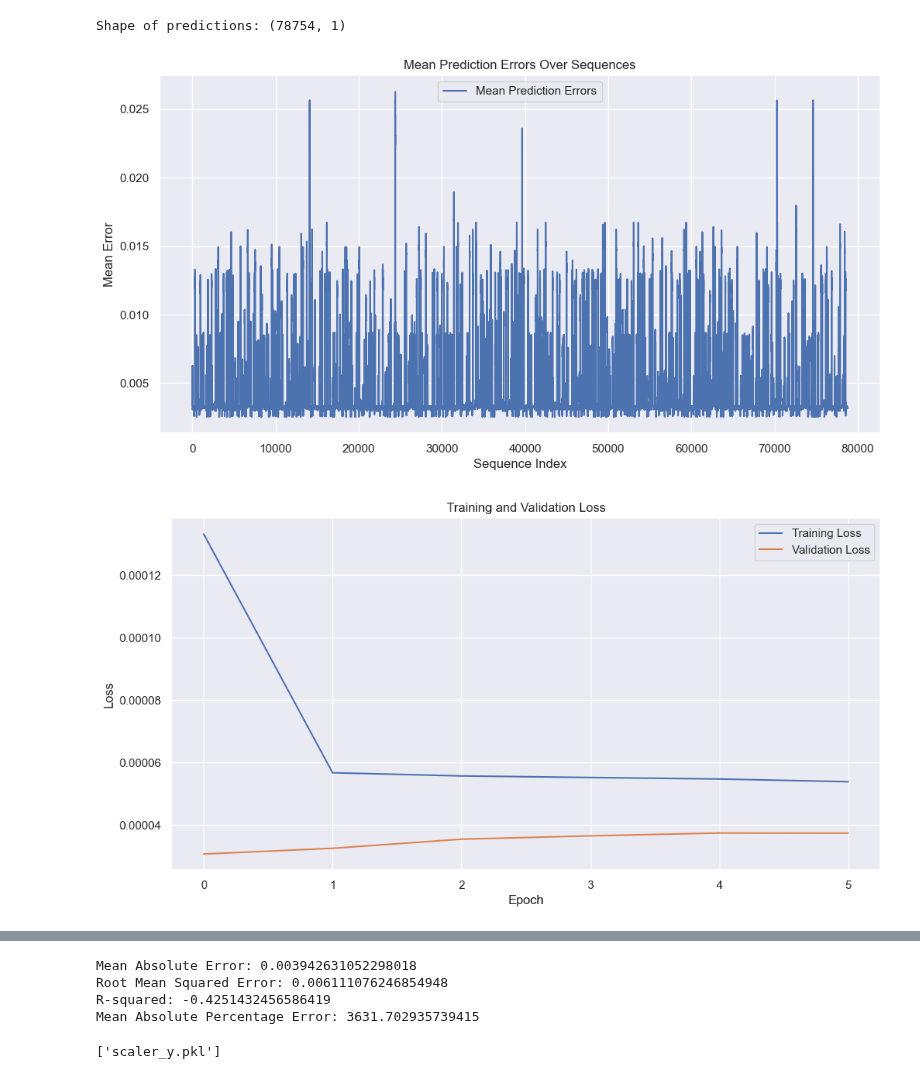
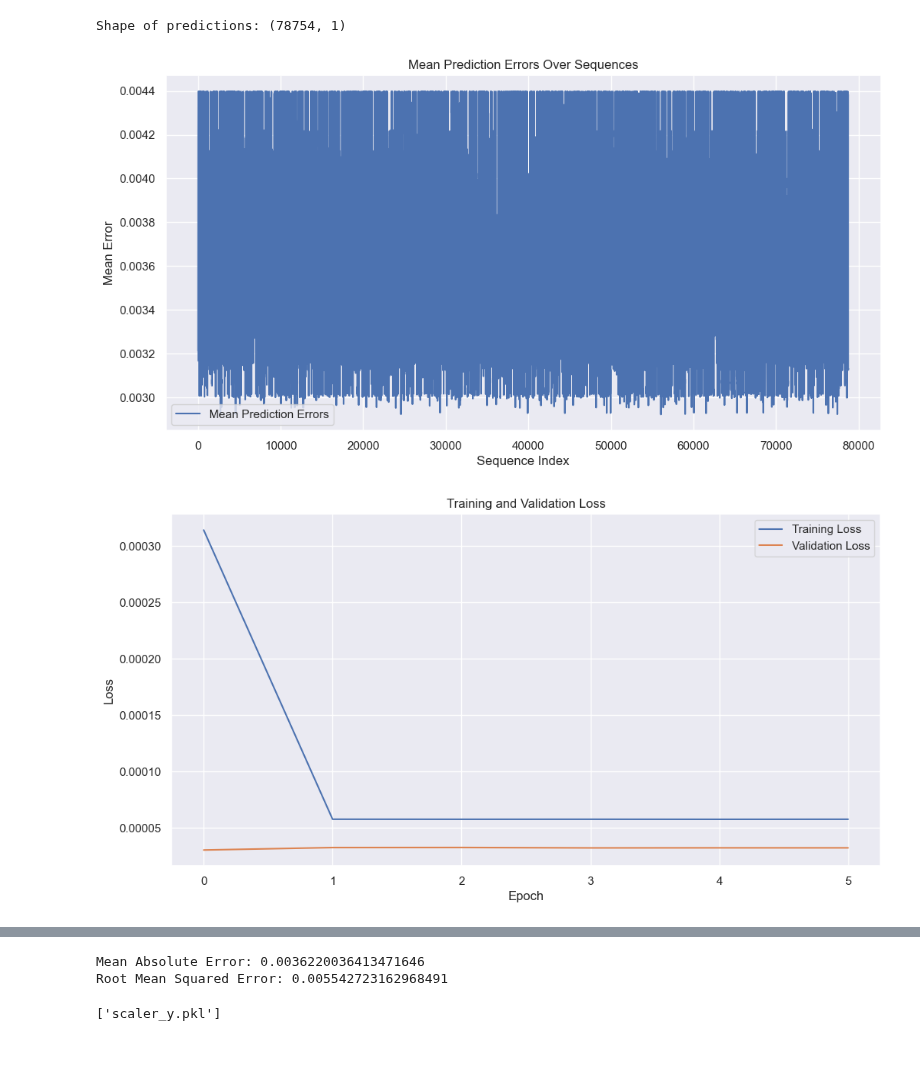
Before and after one commit to AlanMLCH/pythonDataScience, a Jupyter notebook: enkiForecasting/MLProcess.ipynb, the cells around one changed output, grey strips where cells are left out. Drawn from its saved outputs; the diff is of its cells as text; code cells hidden in the pictures; blank space fills up the shorter version.

```diff
--- a/enkiForecasting/MLProcess.ipynb
+++ b/enkiForecasting/MLProcess.ipynb
@@ -220,5 +221,5 @@ training_data.to_csv('./rawData/data_prueba_Forecasting_validation_data.csv')
 # %%
-columnsToScale = ['Evento', 'Tienda', 'Producto', 'Mes', 'Day', 'Year', 'Formato_Hiper', 'Formato_Super', 'Subformato_Basico', 'Subformato_Intermedio', 'Subformato_Plus', 'DayOfWeek']
+columnsToScale = ['Tienda', 'Producto', 'Mes', 'Day', 'Year', 'Formato_Hiper', 'Formato_Super', 'Subformato_Basico', 'Subformato_Intermedio', 'Subformato_Plus', 'DayOfWeek']
 
 target = training_data['Venta']
 
@@ -260,8 +261,9 @@ X_test_sequences shape: (78754, 15, 12)
 y_test shape: (78754, 1)
 # %%
 model = Sequential([
-    LSTM(units=50, activation='relu', input_shape=(sequence_length, X_train_sequences.shape[2]), return_sequences=False),
-    Dense(units=1)
+    LSTM(units=50, activation='relu', input_shape=(sequence_length, X_train_sequences.shape[2]), return_sequences=True),
+    LSTM(units=50, activation='relu', return_sequences=False),
+    Dense(units=1, kernel_regularizer=l2(0.01))
 ])
 
 model.compile(optimizer=Adam(learning_rate=0.001), loss='mean_squared_error')
@@ -328,36 +339,33 @@ plt.plot(mean_sequence_errors, label='Mean Prediction Errors')
 plt.xlabel('Sequence Index')
 plt.ylabel('Mean Error')
 plt.title('Mean Prediction Errors Over Sequences')
 plt.legend()
 plt.show()
 
 plt.figure(figsize=(12, 6))
 plt.plot(history.history['loss'], label='Training Loss')
 plt.plot(history.history['val_loss'], label='Validation Loss')
 plt.xlabel('Epoch')
 plt.ylabel('Loss')
 plt.title('Training and Validation Loss')
 plt.legend()
 plt.show()
 
 plt.figure(figsize=(12, 6))
 plt.plot(y_test, label='Actual Venta')
 plt.plot(predictions, label='Predicted Venta')
 plt.xlabel('Time')
 plt.ylabel('Venta')
 plt.title('Actual vs. Predicted Venta')
 plt.legend()
 plt.show()
 
 mae = mean_absolute_error(y_test, predictions)
 mse = mean_squared_error(y_test, predictions)
 rmse = np.sqrt(mse)
-r2 = r2_score(y_test, predictions)
-mape = np.mean(np.abs((y_test - predictions) / y_test)) * 100
+
 print("Mean Absolute Error:", mae)
 print("Root Mean Squared Error:", rmse)
-print("R-squared:", r2)
-print("Mean Absolute Percentage Error:", mape)
 # %% [output]
-[figure, old version]
+[figure, new version]
-[figure, old version]
+[figure, new version]
@@ -365,7 +373,5 @@ print("Mean Absolute Percentage Error:", mape)
-Mean Absolute Error: 0.003942631052298018
-Root Mean Squared Error: 0.006111076246854948
-R-squared: -0.4251432456586419
-Mean Absolute Percentage Error: 3631.702935739415
+Mean Absolute Error: 0.0036220036413471646
+Root Mean Squared Error: 0.005542723162968491
 # %%
 model.save('trained_model.h5')
 joblib.dump(scaler_X, 'scaler_X.pkl')
```
Also changed, not shown: parts of 14 cells of this notebook, 3 other files.
